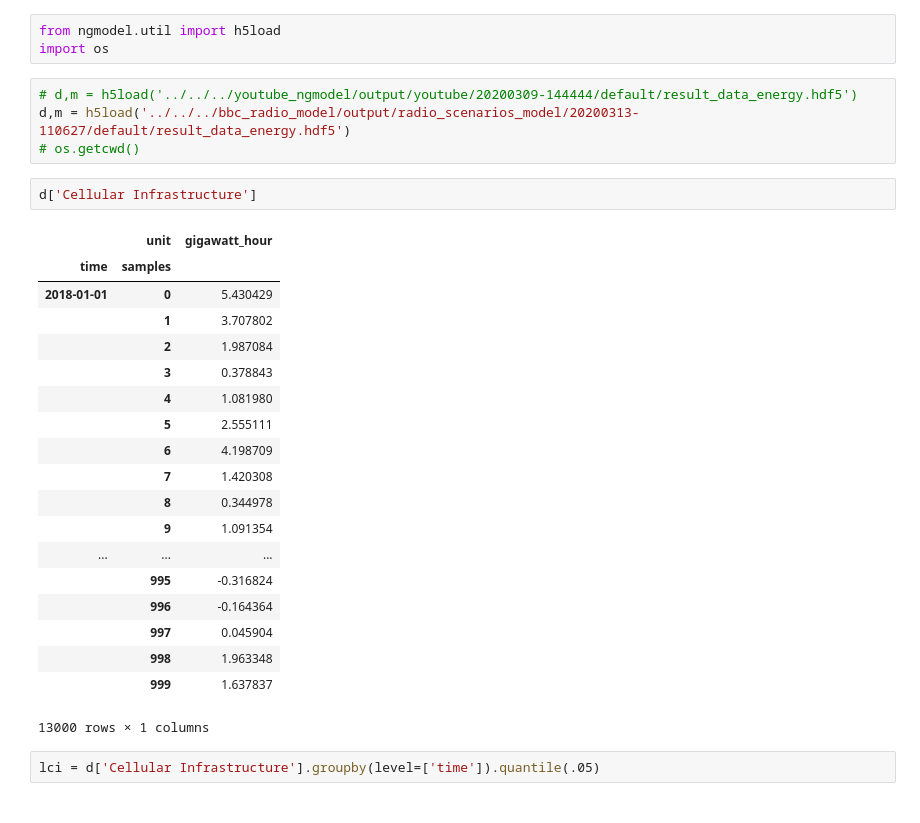
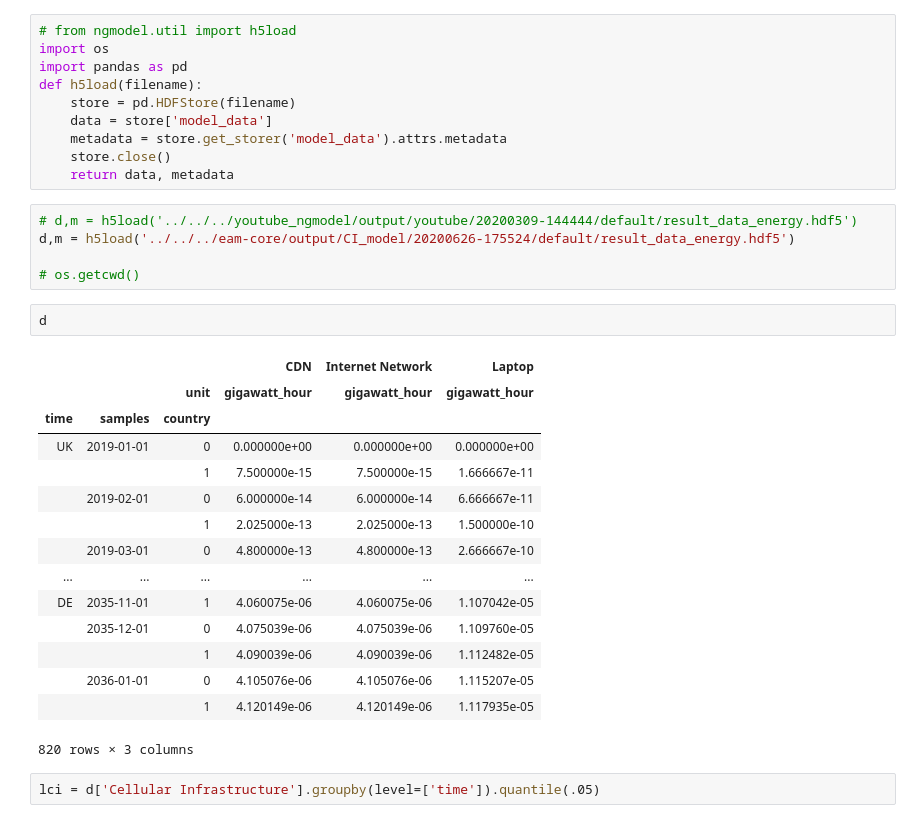
Before and after one commit to sust-cs-uob/eam-core, a Jupyter notebook: docs/ipynb/load_data.ipynb, the cells around one changed output. Cells and saved outputs as stored; diff of their text form.

```diff
--- a/docs/ipynb/load_data.ipynb
+++ b/docs/ipynb/load_data.ipynb
@@ -3,32 +6,36 @@
-# %%
-from ngmodel.util import h5load
-import os
+# %%
+# from ngmodel.util import h5load
+import os
+import pandas as pd
+def h5load(filename):
+    store = pd.HDFStore(filename)
+    data = store['model_data']
+    metadata = store.get_storer('model_data').attrs.metadata
+    store.close()
+    return data, metadata
 # %%
 # d,m = h5load('../../../youtube_ngmodel/output/youtube/20200309-144444/default/result_data_energy.hdf5')
-d,m = h5load('../../../bbc_radio_model/output/radio_scenarios_model/20200313-110627/default/result_data_energy.hdf5')
+d,m = h5load('../../../eam-core/output/CI_model/20200626-175524/default/result_data_energy.hdf5')
+
 # os.getcwd()
 # %%
-d['Cellular Infrastructure']
+d
 # %% [output]
-|  | unit | gigawatt_hour |
-| time | samples |  |
-| 2018-01-01 | 0 | 5.430429 |
-|  | 1 | 3.707802 |
-|  | 2 | 1.987084 |
-|  | 3 | 0.378843 |
-|  | 4 | 1.081980 |
-|  | 5 | 2.555111 |
-|  | 6 | 4.198709 |
-|  | 7 | 1.420308 |
-|  | 8 | 0.344978 |
-|  | 9 | 1.091354 |
-| ... | ... | ... |
-|  | 995 | -0.316824 |
-|  | 996 | -0.164364 |
-|  | 997 | 0.045904 |
-|  | 998 | 1.963348 |
-|  | 999 | 1.637837 |
+|  |  |  | CDN | Internet Network | Laptop |
+|  |  | unit | gigawatt_hour | gigawatt_hour | gigawatt_hour |
+| time | samples | country |  |  |  |
+| UK | 2019-01-01 | 0 | 0.000000e+00 | 0.000000e+00 | 0.000000e+00 |
+|  |  | 1 | 7.500000e-15 | 7.500000e-15 | 1.666667e-11 |
+|  | 2019-02-01 | 0 | 6.000000e-14 | 6.000000e-14 | 6.666667e-11 |
+|  |  | 1 | 2.025000e-13 | 2.025000e-13 | 1.500000e-10 |
+|  | 2019-03-01 | 0 | 4.800000e-13 | 4.800000e-13 | 2.666667e-10 |
+| ... | ... | ... | ... | ... | ... |
+| DE | 2035-11-01 | 1 | 4.060075e-06 | 4.060075e-06 | 1.107042e-05 |
+|  | 2035-12-01 | 0 | 4.075039e-06 | 4.075039e-06 | 1.109760e-05 |
+|  |  | 1 | 4.090039e-06 | 4.090039e-06 | 1.112482e-05 |
+|  | 2036-01-01 | 0 | 4.105076e-06 | 4.105076e-06 | 1.115207e-05 |
+|  |  | 1 | 4.120149e-06 | 4.120149e-06 | 1.117935e-05 |
-13000 rows × 1 columns
+820 rows × 3 columns
 # %%
 lci = d['Cellular Infrastructure'].groupby(level=['time']).quantile(.05)
 # %% [output]
```
Also changed, not shown: parts of 1 cell of this notebook, 5 other files.
